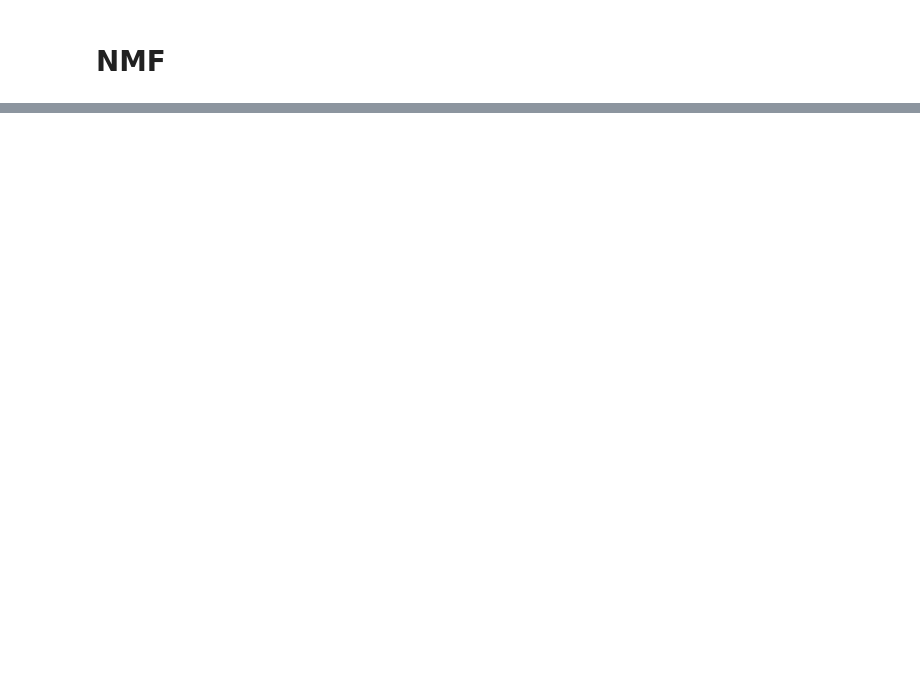
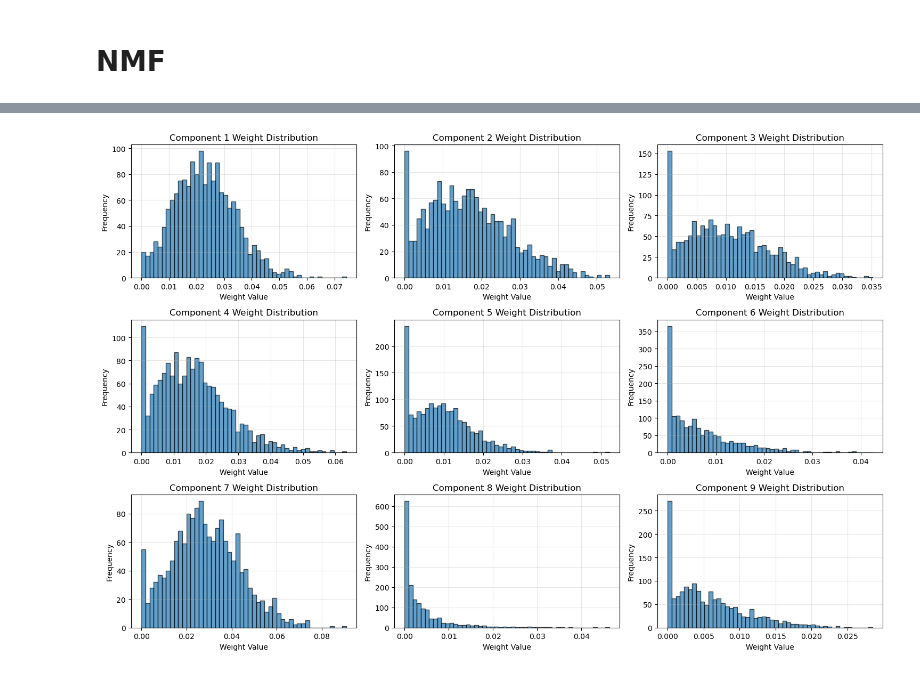
Before and after one commit to Tapiwamaz/HonoursResearch, a Jupyter notebook: Notebooks/NMF.ipynb, the cells around one changed output, grey strips where cells are left out. Cells and saved outputs as stored; diff of their text form; code cells hidden in the pictures; blank space fills up the shorter version.

```diff
--- a/Notebooks/NMF.ipynb
+++ b/Notebooks/NMF.ipynb
@@ -53,0 +76,14 @@ Component 3 - Top weights: [0.031503   0.03169347 0.03379336 0.03406443 0.035160
+# %%
+plt.figure(figsize=(15, 10))
+for i in range(min(9, n_components)):
+    plt.subplot(3, 3, i+1)
+    plt.hist(W[:, i], bins=50, alpha=0.7, edgecolor='black')
+    plt.title(f'Component {i+1} Weight Distribution')
+    plt.xlabel('Weight Value')
+    plt.ylabel('Frequency')
+    plt.grid(True, alpha=0.3)
+plt.tight_layout()
+plt.show()
+plt.close()
+# %% [output]
+[figure, added]
```
Also changed, not shown: parts of 6 cells of this notebook, 3 other files.
